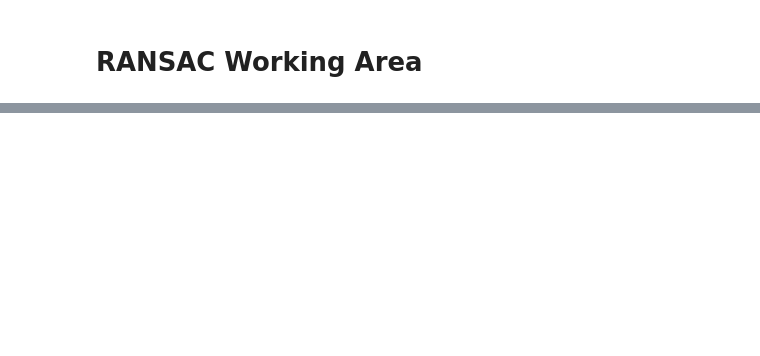
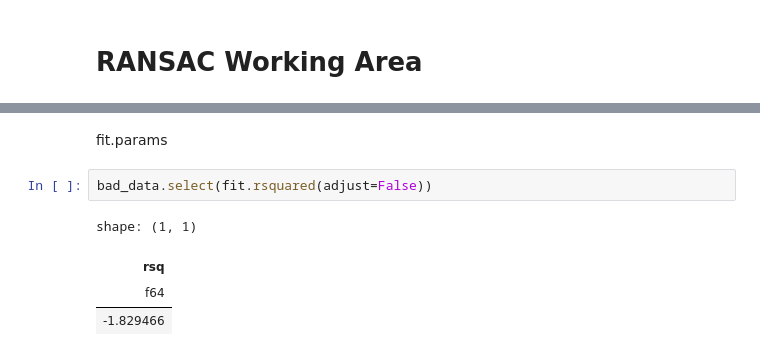
Before and after one commit to DylanLukes/renkon, a Jupyter notebook: notebooks/RANSAC.ipynb, the cells around one changed output, grey strips where cells are left out. Cells and saved outputs as stored; diff of their text form; blank space fills up the shorter version.

```diff
--- a/notebooks/RANSAC.ipynb
+++ b/notebooks/RANSAC.ipynb
@@ -162,0 +111,9 @@ shape: (50, 4)
+# %% [markdown]
+fit.params
+# %%
+bad_data.select(fit.rsquared(adjust=False))
+# %% [output]
+shape: (1, 1)
+| rsq |
+| f64 |
+| -1.829466 |
```
Also changed, not shown: parts of 13 cells of this notebook, 20 other files.
